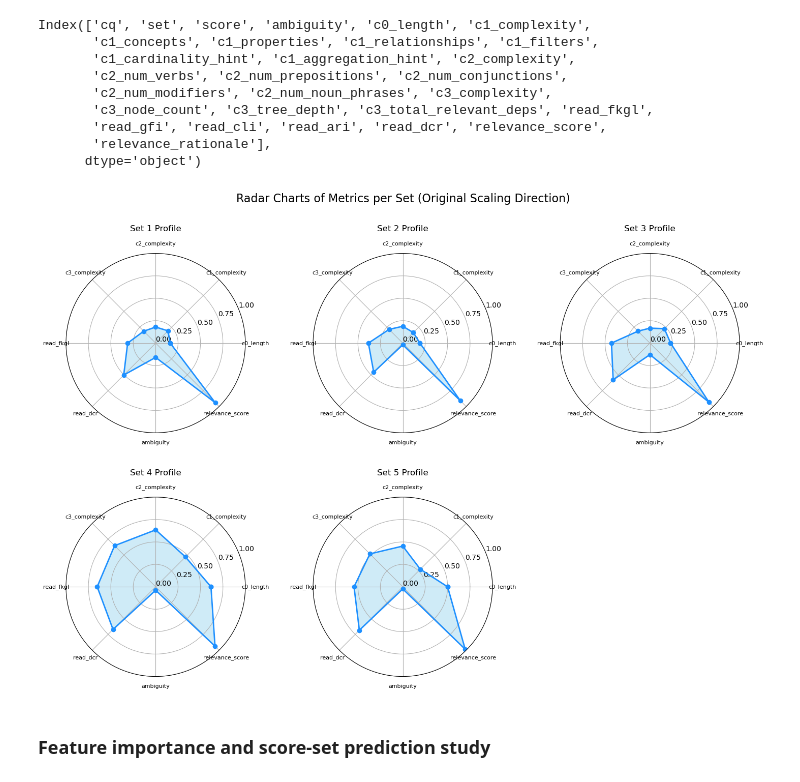
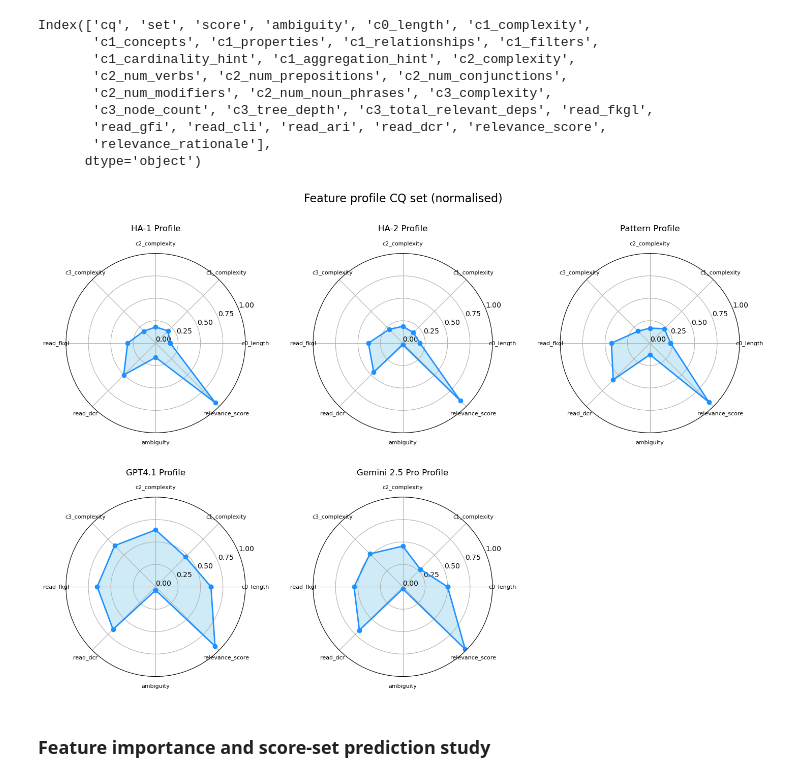
Before and after one commit to KE-UniLiv/askcq, a Jupyter notebook: askcq/overview.ipynb, the cells around one changed output. Saved outputs shown, nothing was run; the diff lists cells and outputs as text; code cells hidden in the pictures.

```diff
--- a/askcq/overview.ipynb
+++ b/askcq/overview.ipynb
@@ -20,0 +41,7 @@ Loaded 204 CQs from 204 rows
+# %%
+# Replace the column attribute with 1 if the column contains some text otherwise 0
+askcq_df['comment'] = askcq_df['comment']\
+    .apply(lambda x: 1 if isinstance(x, str) and len(x) > 0 else 0)
+# column as type int
+askcq_df['comment'] = askcq_df['comment'].astype(int)
+askcq_df['ambiguity'] = askcq_df['ambiguity'].astype(int)
@@ -21,3 +72,5 @@ Loaded 204 CQs from 204 rows
+# %%
+cq_df = askcq_df
 # %% [markdown]
 ## Score distribution and inter-annotator agreement (RQ1)
 # %%
@@ -38,0 +144,25 @@ plot_score_distribution(cq_df)
+# %%
+# Basically we need a measure for N=3 annotators, so we use Fleiss' Kappa
+# --- Interpretation Guidelines (Landis & Koch, 1977 - generally applied to Fleiss' Kappa too) ---
+# < 0: Poor agreement (worse than chance)
+# 0.01 – 0.20: Slight agreement
+# 0.21 – 0.40: Fair agreement
+# 0.41 – 0.60: Moderate agreement
+# 0.61 – 0.80: Substantial agreement
+# 0.81 – 1.00: Almost perfect agreement
+
+from agreement import calculate_fleiss_kappa_from_scores
+
+# Calculate overall Fleiss' Kappa
+overall_kappa = calculate_fleiss_kappa_from_scores(cq_df)
+print(f"Overall Fleiss' Kappa: {overall_kappa:.4f}\n")
+# Calculate Fleiss' Kappa per set
+kappa_by_set = calculate_fleiss_kappa_from_scores(
+    cq_df, group_by_col='set', set_mapping=SET_MAPPING)
+
+print("Fleiss' Kappa by Set:")
+if isinstance(kappa_by_set, dict):
+    for set_name, kappa in kappa_by_set.items():
+        print(f"- {set_name}: {kappa:.4f}")
+else:
+     print("Could not calculate Kappa by set!")
@@ -325,37 +462,39 @@ def create_radar_charts_for_sets_no_inversion(df: pd.DataFrame):
     if num_sets == 1: # Handle single subplot case for axes indexing
         axes = [axes]
     else:
         axes = axes.flatten()
 
     for i, (set_val, row) in enumerate(radar_df_mean.iterrows()):
         if i >= len(axes): # Should not happen with dynamic subplot sizing
             break
         ax = axes[i]
         values = row.values.flatten().tolist()
         values += values[:1]  # Close the loop
 
         ax.plot(angles, values, 'o-', linewidth=2, color='dodgerblue', label="Mean Profile")
         ax.fill(angles, values, 'skyblue', alpha=0.4)
 
         ax.set_xticks(angles[:-1])
         ax.set_xticklabels(metrics_to_plot, size=8)
         ax.set_yticks(np.arange(0, 1.1, 0.25)) # Ticks from 0 to 1 (scaled range)
         ax.set_ylim(0, 1) # Data is scaled to 0-1
-        ax.set_title(f"Set {set_val} Profile", size=12, y=1.1)
+        ax.set_title(f"{SET_MAPPING[set_val]} Profile", size=12, y=1.1)
         ax.grid(True)
 
     # Hide any unused subplots if the grid is larger than num_sets
     for j in range(i + 1, len(axes)):
         fig.delaxes(axes[j])
 
     plt.tight_layout(pad=3.0)
-    plt.suptitle("Radar Charts of Metrics per Set (Original Scaling Direction)", fontsize=16, y=1.02 if n_rows > 1 else 1.05)
-    plt.show()
+    plt.suptitle("Feature profile CQ set (normalised)", fontsize=16, y=1.02 if n_rows > 1 else 1.05)
+    # plt.show()
+    plt.savefig("../plots/measure_profile.pdf", bbox_inches='tight')
 
 
 create_radar_charts_for_sets_no_inversion(cq_measures_df)
+# save the radar charts as a pdf file
 # %% [output]
-[figure, old version]
+[figure, new version]
 # %% [markdown]
 ### Feature importance and score-set prediction study
 # %%
```
Also changed, not shown: parts of 12 cells of this notebook, 17 other files.
